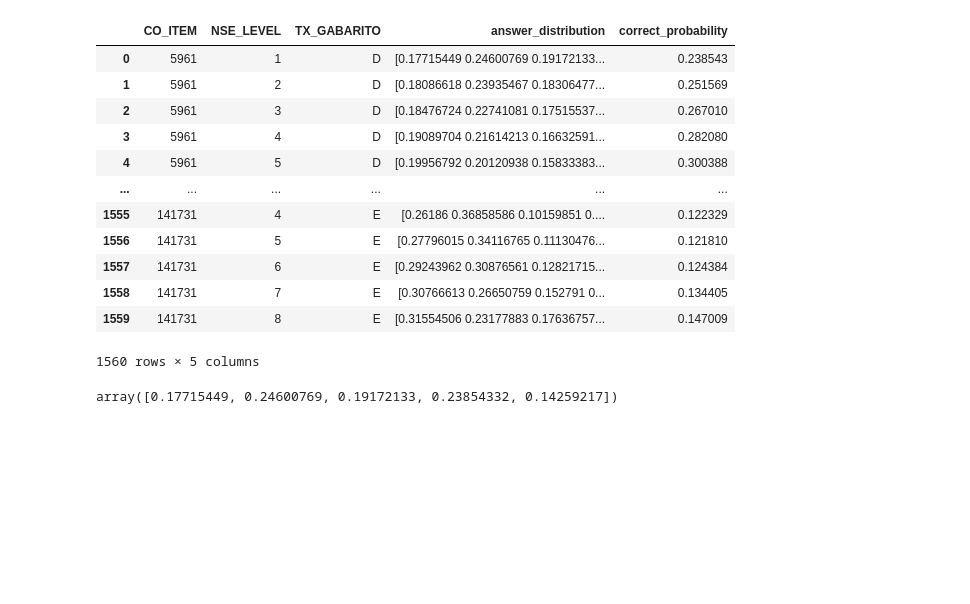
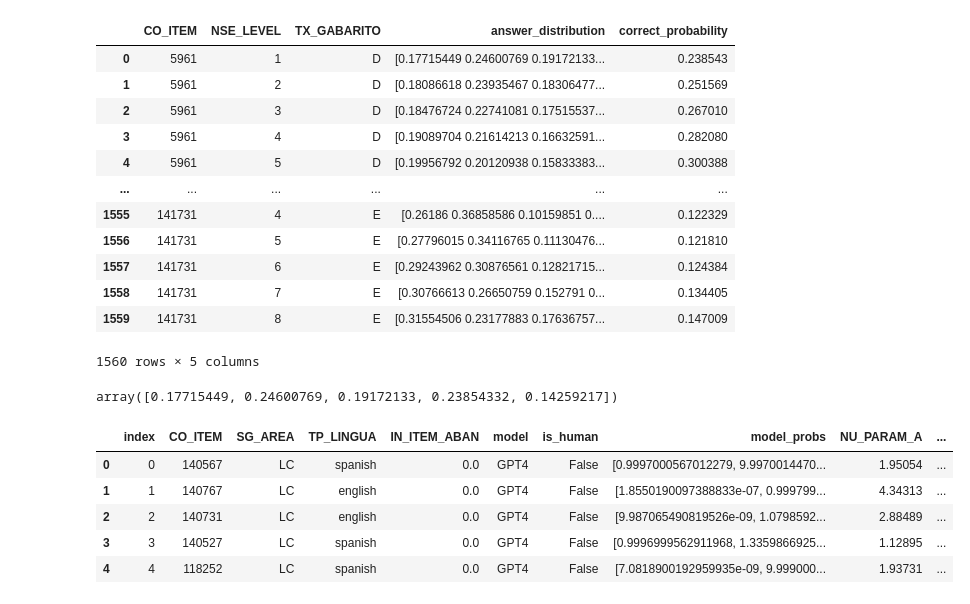
Before and after one commit to IgorJoaquimn/LLMs-on-ENEM-Aies, a Jupyter notebook: correlation and regression analysis/generate clean df to work o.ipynb, the cells around one changed output. Drawn from its saved outputs; the diff is of its cells as text; code cells hidden in the pictures; blank space fills up the shorter version.

```diff
--- a/correlation and regression analysis/generate clean df to work o.ipynb
+++ b/correlation and regression analysis/generate clean df to work o.ipynb
@@ -218,9 +196,20 @@ nse["model_probs"] = nse["model_probs"] + ((1 - nse["model_probs"].apply(np.sum)
 # %%
 nse = pd.merge(nse, laranja, how='left', on="CO_ITEM")
-nse = pd.merge(nse, X, how='left', on="CO_ITEM")
 nse["model"] = nse["NSE_Level"]
 nse["is_human"] = True
 # %%
-race.dropna(inplace=True)
+nse.dropna(inplace=True)
 # %%
-models = pd.concat([gpt4[columns],gpt3[columns],maritalk[columns],race[columns]]).reset_index()
+columns = ["CO_ITEM","SG_AREA","TP_LINGUA","IN_ITEM_ABAN","model","is_human","model_probs","NU_PARAM_A","NU_PARAM_B","NU_PARAM_C"]
+models = pd.concat([gpt4[columns],gpt3[columns],maritalk[columns],nse[columns]]).reset_index()
+# %%
+models = models[models["IN_ITEM_ABAN"] == 0]
+# %%
+models.head()
+# %% [output]
+|  | index | CO_ITEM | SG_AREA | TP_LINGUA | IN_ITEM_ABAN | model | is_human | model_probs | NU_PARAM_A | ... |
+| 0 | 0 | 140567 | LC | spanish | 0.0 | GPT4 | False | [0.9997000567012279, 9.9970014470... | 1.95054 | ... |
+| 1 | 1 | 140767 | LC | english | 0.0 | GPT4 | False | [1.8550190097388833e-07, 0.999799... | 4.34313 | ... |
+| 2 | 2 | 140731 | LC | english | 0.0 | GPT4 | False | [9.987065490819526e-09, 1.0798592... | 2.88489 | ... |
+| 3 | 3 | 140527 | LC | spanish | 0.0 | GPT4 | False | [0.9996999562911968, 1.3359866925... | 1.12895 | ... |
+| 4 | 4 | 118252 | LC | spanish | 0.0 | GPT4 | False | [7.0818900192959935e-09, 9.999000... | 1.93731 | ... |
```
Also changed, not shown: parts of 15 cells of this notebook.
